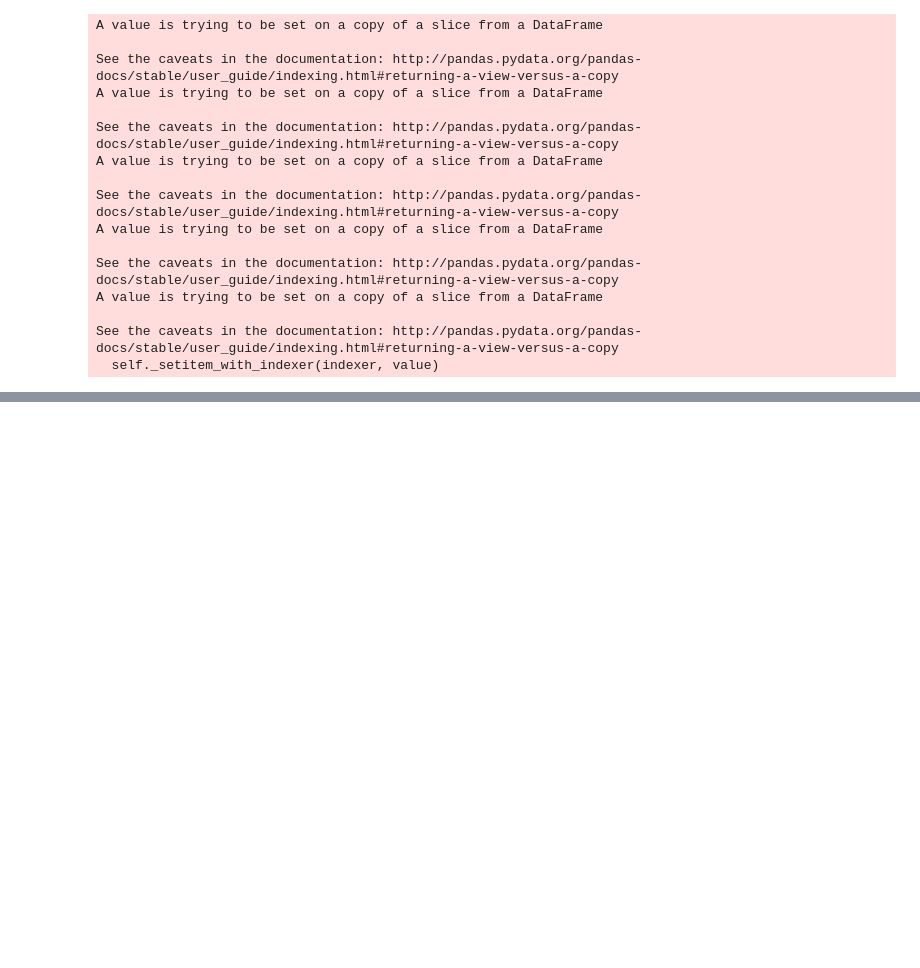
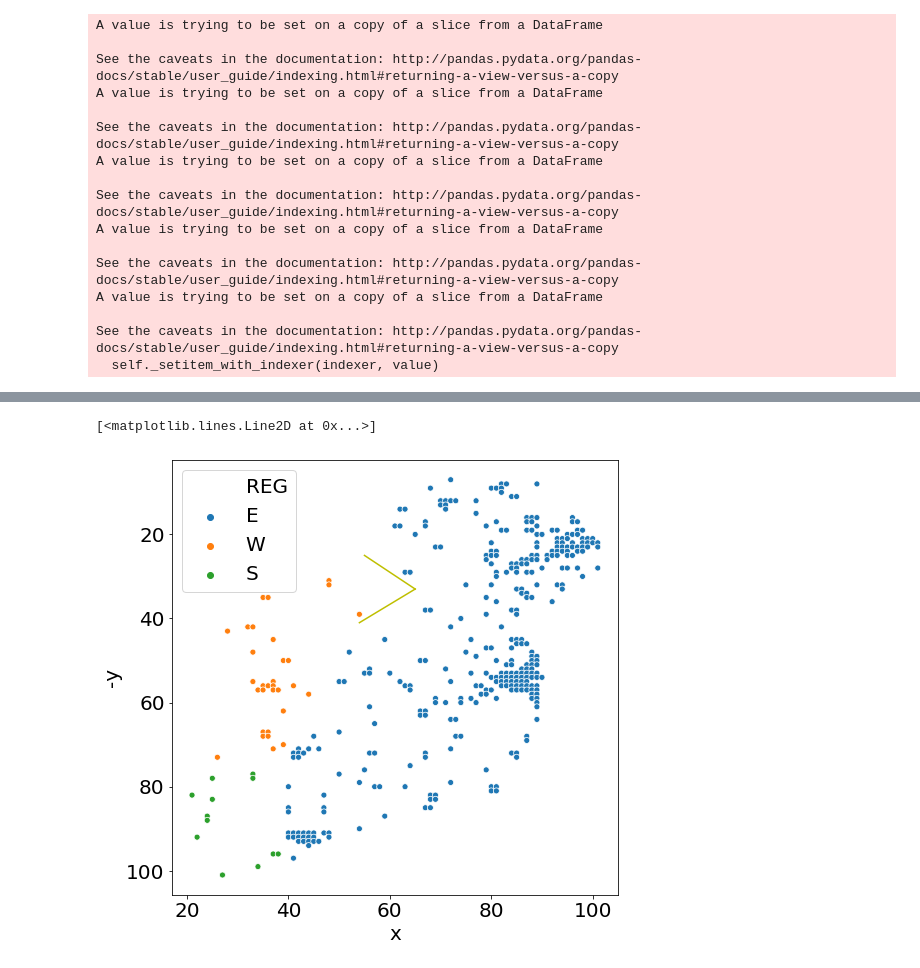
Before and after one commit to Oisin-M/Infection-Simulation, a Jupyter notebook: IRELANDMAP.ipynb, the cells around one changed output, grey strips where cells are left out. Cells and saved outputs as stored; diff of their text form; code cells hidden in the pictures; blank space fills up the shorter version.

```diff
--- a/IRELANDMAP.ipynb
+++ b/IRELANDMAP.ipynb
@@ -884,0 +995,16 @@ plt.close()
+# %%
+fig, ax = plt.subplots(figsize=(8, 8))
+ax=sns.scatterplot(x="x", y="-y", hue="REG",
+                     data=DF)
+ax = plt.gca()
+ax.invert_yaxis()
+
+x=np.linspace(55, 65, 100)
+ax.plot(x, (33-25)/(65-55)*x+25-(33-25)/(65-55)*55, 'y')
+x=np.linspace(54, 65, 100)
+ax.plot(x, (41-33)/(54-65)*x+33-(33-41)/(65-54)*65, 'y')
+
+#don't even need to bother, nice
+# %% [output]
+[<matplotlib.lines.Line2D at 0x...>]
+[figure, added]
```
Also changed, not shown: parts of 17 cells of this notebook, 2 other files.
